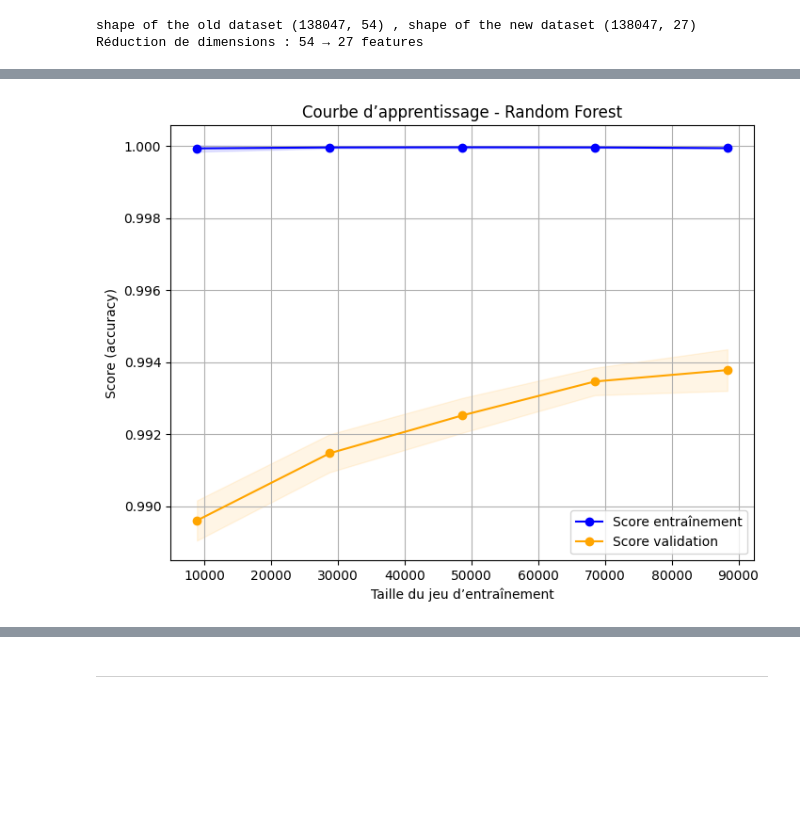
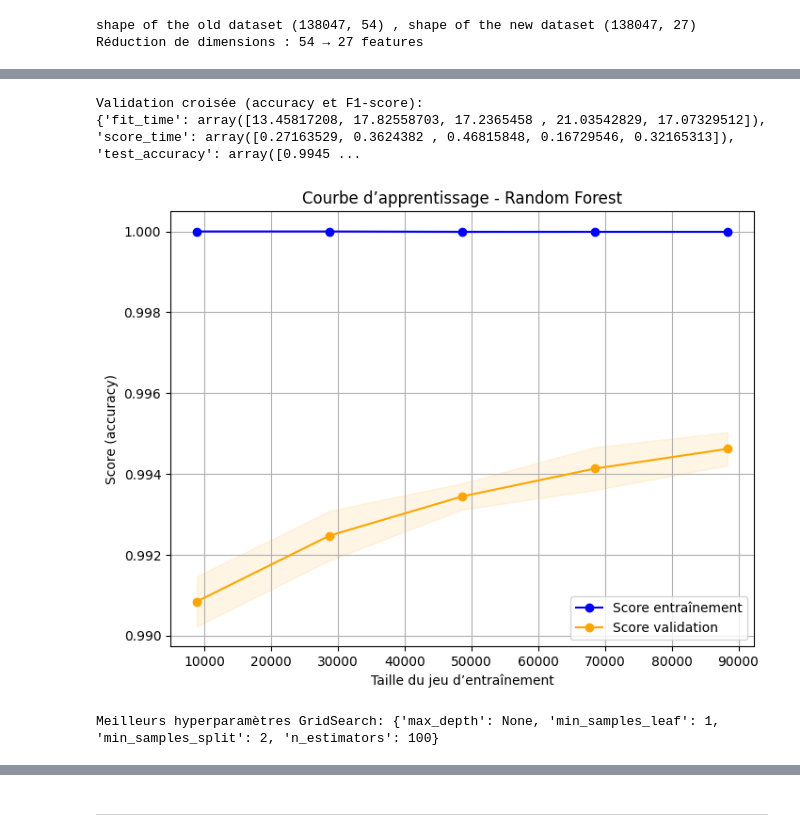
Before and after one commit to Liza-b-13/liza-repo, a Jupyter notebook: notebook/detection_PE_Headers.ipynb, the cells around one changed output, grey strips where cells are left out. Cells and saved outputs as stored; diff of their text form; code cells hidden in the pictures; blank space fills up the shorter version.

Commit message:
evaluation de random forest classifier 100% completée

```diff
--- a/notebook/detection_PE_Headers.ipynb
+++ b/notebook/detection_PE_Headers.ipynb
@@ -236,0 +187,15 @@ Pour visualiser ça:
+# %%
+# ==========================
+# 4️⃣ Entraînement du modèle
+# ==========================
+classif = RandomForestClassifier(
+    n_estimators=100,
+    random_state=42,
+    n_jobs=-1
+)
+
+classif.fit(X_train_scaled, y_train)
+
+# Score de base
+score = classif.score(X_test_scaled, y_test)
+print("Accuracy sur le jeu de test: {:.2f}%".format(score*100))
@@ -237,38 +264,66 @@ Pour visualiser ça:
+# %%
+#====================
+# Validation croisée
+#====================
+
+# Pour vérifier la robustesse du modèle et détecter un éventuel surapprentissage, nous utilisons **cross_validate** avec accuracy et F1-score
+
+from sklearn.model_selection import train_test_split, cross_val_score, cross_validate, learning_curve, GridSearchCV
+
+cv_results = cross_validate(classif, X_train_scaled, y_train, cv=5, scoring=['accuracy','f1'])
+print("Validation croisée (accuracy et F1-score):")
+print(cv_results)
+# %% [output]
+Validation croisée (accuracy et F1-score):
+{'fit_time': array([13.45817208, 17.82558703, 17.2365458 , 21.03542829, 17.07329512]), 'score_time': array([0.27163529, 0.3624382 , 0.46815848, 0.16729546, 0.32165313]), 'test_accuracy': array([0.9945 ...
 # %%
-from sklearn.model_selection import learning_curve
-import matplotlib.pyplot as plt
-import numpy as np
+#====================
+# 7️⃣ Learning curve
+#====================
 
 train_sizes, train_scores, test_scores = learning_curve(
-    classif,               # ton modèle Random Forest déjà défini et entraîné
-    Legit_Train,           # tes features d'entraînement
-    Malware_Train,         # tes labels d'entraînement
-    cv=5,                  # validation croisée à 5 plis
-    n_jobs=-1,             # utilise tous les cœurs CPU
-    train_sizes=np.linspace(0.1, 1.0, 5),  # 10%, 25%, 50%, 75%, 100% des données
+    classif,
+    X_train_scaled,
+    y_train,
+    cv=5,
+    n_jobs=-1,
+    train_sizes=np.linspace(0.1, 1.0, 5),
     shuffle=True,
     random_state=42
 )
 
-# Moyennes et écarts-types
 train_mean = np.mean(train_scores, axis=1)
 train_std = np.std(train_scores, axis=1)
 test_mean = np.mean(test_scores, axis=1)
 test_std = np.std(test_scores, axis=1)
 
-# Tracé de la courbe
 plt.figure(figsize=(8,6))
 plt.plot(train_sizes, train_mean, 'o-', color='blue', label='Score entraînement')
 plt.fill_between(train_sizes, train_mean - train_std, train_mean + train_std, alpha=0.1, color='blue')
-
 plt.plot(train_sizes, test_mean, 'o-', color='orange', label='Score validation')
 plt.fill_between(train_sizes, test_mean - test_std, test_mean + test_std, alpha=0.1, color='orange')
-
 plt.title("Courbe d’apprentissage - Random Forest")
 plt.xlabel("Taille du jeu d’entraînement")
 plt.ylabel("Score (accuracy)")
 plt.legend(loc="best")
 plt.grid(True)
 plt.show()
 # %% [output]
-[figure, old version]
+[figure, new version]
+# %%
+#=================================
+# 8️⃣ GridSearch pour optimisation
+#=================================
+
+param_grid = {
+    'n_estimators': [100, 200],
+    'max_depth': [None, 10, 20],
+    'min_samples_split': [2, 5],
+    'min_samples_leaf': [1, 2]
+}
+
+grid_rf = GridSearchCV(RandomForestClassifier(random_state=42, n_jobs=-1), param_grid, cv=3, scoring='accuracy')
+grid_rf.fit(X_train_scaled, y_train)
+print("Meilleurs hyperparamètres GridSearch:", grid_rf.best_params_)
+# %% [output]
+Meilleurs hyperparamètres GridSearch: {'max_depth': None, 'min_samples_leaf': 1, 'min_samples_split': 2, 'n_estimators': 100}
```
Also changed, not shown: parts of 39 cells of this notebook.
